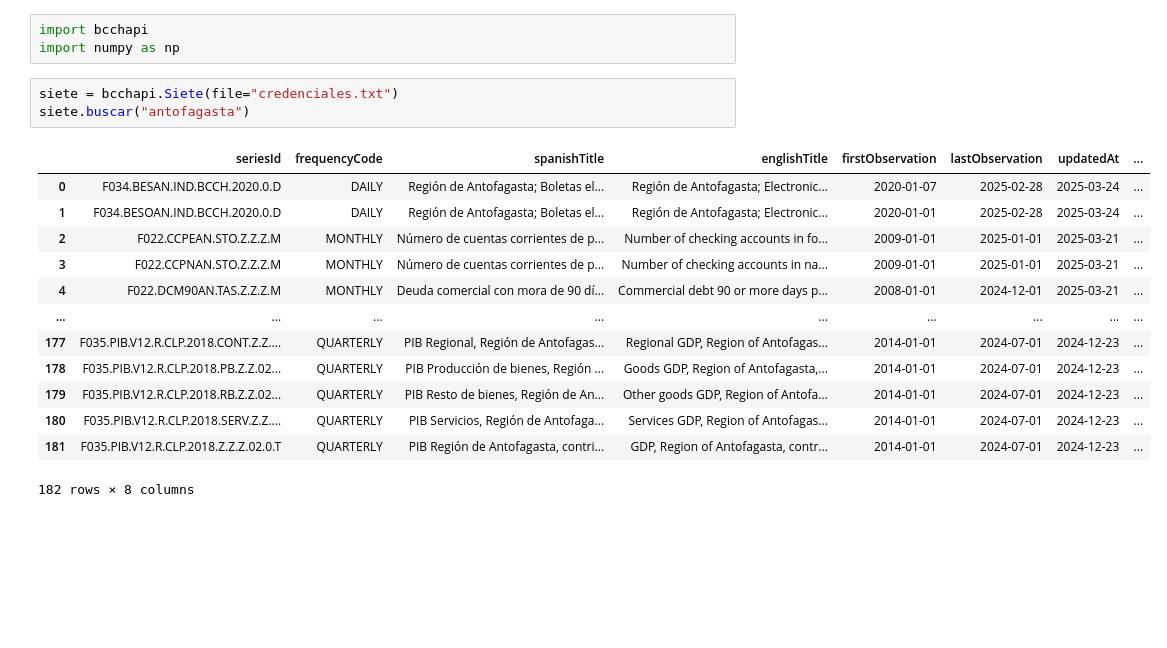
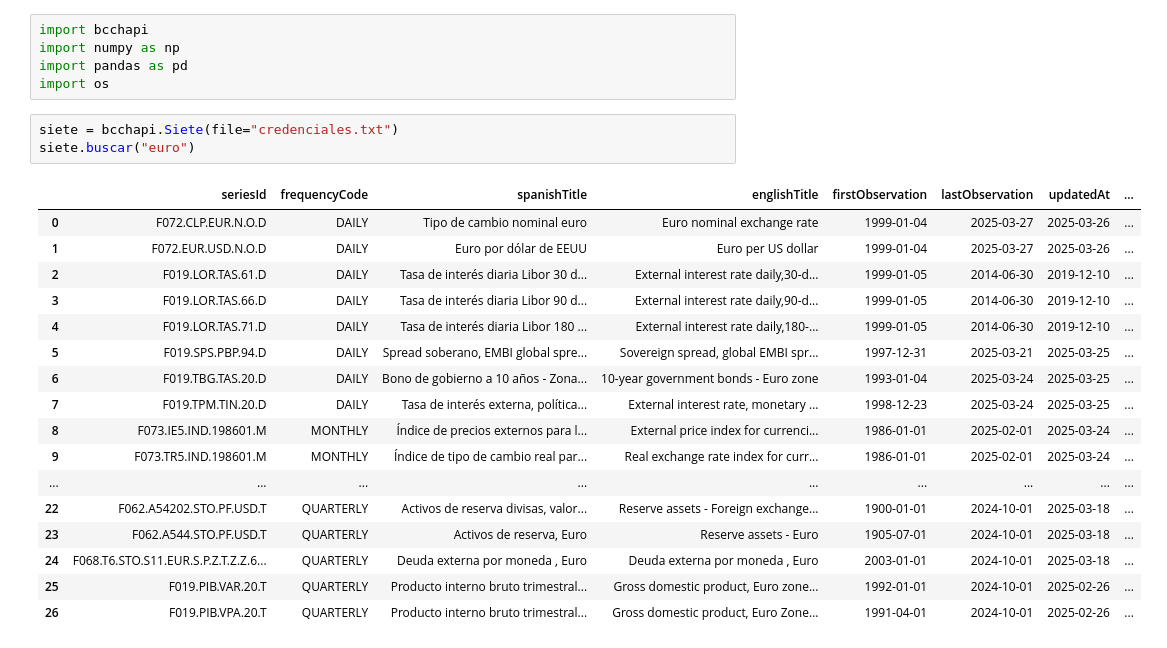
Before and after one commit to neko-soft/ecofin-ds, a Jupyter notebook: dsBC.ipynb, the cells around one changed output. Cells and saved outputs as stored; diff of their text form; blank space fills up the shorter version.

```diff
--- a/dsBC.ipynb
+++ b/dsBC.ipynb
@@ -1,20 +1,26 @@
 # %%
 import bcchapi
 import numpy as np
+import pandas as pd
+import os
 # %%
 siete = bcchapi.Siete(file="credenciales.txt")
-siete.buscar("antofagasta")
+siete.buscar("euro")
 # %% [output]
 |  | seriesId | frequencyCode | spanishTitle | englishTitle | firstObservation | lastObservation | updatedAt | ... |
-| 0 | F034.BESAN.IND.BCCH.2020.0.D | DAILY | Región de Antofagasta; Boletas el... | Región de Antofagasta; Electronic... | 2020-01-07 | 2025-02-28 | 2025-03-24 | ... |
-| 1 | F034.BESOAN.IND.BCCH.2020.0.D | DAILY | Región de Antofagasta; Boletas el... | Región de Antofagasta; Electronic... | 2020-01-01 | 2025-02-28 | 2025-03-24 | ... |
-| 2 | F022.CCPEAN.STO.Z.Z.Z.M | MONTHLY | Número de cuentas corrientes de p... | Number of checking accounts in fo... | 2009-01-01 | 2025-01-01 | 2025-03-21 | ... |
-| 3 | F022.CCPNAN.STO.Z.Z.Z.M | MONTHLY | Número de cuentas corrientes de p... | Number of checking accounts in na... | 2009-01-01 | 2025-01-01 | 2025-03-21 | ... |
-| 4 | F022.DCM90AN.TAS.Z.Z.Z.M | MONTHLY | Deuda comercial con mora de 90 dí... | Commercial debt 90 or more days p... | 2008-01-01 | 2024-12-01 | 2025-03-21 | ... |
+| 0 | F072.CLP.EUR.N.O.D | DAILY | Tipo de cambio nominal euro | Euro nominal exchange rate | 1999-01-04 | 2025-03-27 | 2025-03-26 | ... |
+| 1 | F072.EUR.USD.N.O.D | DAILY | Euro por dólar de EEUU | Euro per US dollar | 1999-01-04 | 2025-03-27 | 2025-03-26 | ... |
+| 2 | F019.LOR.TAS.61.D | DAILY | Tasa de interés diaria Libor 30 d... | External interest rate daily,30-d... | 1999-01-05 | 2014-06-30 | 2019-12-10 | ... |
+| 3 | F019.LOR.TAS.66.D | DAILY | Tasa de interés diaria Libor 90 d... | External interest rate daily,90-d... | 1999-01-05 | 2014-06-30 | 2019-12-10 | ... |
+| 4 | F019.LOR.TAS.71.D | DAILY | Tasa de interés diaria Libor 180 ... | External interest rate daily,180-... | 1999-01-05 | 2014-06-30 | 2019-12-10 | ... |
+| 5 | F019.SPS.PBP.94.D | DAILY | Spread soberano, EMBI global spre... | Sovereign spread, global EMBI spr... | 1997-12-31 | 2025-03-21 | 2025-03-25 | ... |
+| 6 | F019.TBG.TAS.20.D | DAILY | Bono de gobierno a 10 años - Zona... | 10-year government bonds - Euro zone | 1993-01-04 | 2025-03-24 | 2025-03-25 | ... |
+| 7 | F019.TPM.TIN.20.D | DAILY | Tasa de interés externa, política... | External interest rate, monetary ... | 1998-12-23 | 2025-03-24 | 2025-03-25 | ... |
+| 8 | F073.IE5.IND.198601.M | MONTHLY | Índice de precios externos para l... | External price index for currenci... | 1986-01-01 | 2025-02-01 | 2025-03-24 | ... |
+| 9 | F073.TR5.IND.198601.M | MONTHLY | Índice de tipo de cambio real par... | Real exchange rate index for curr... | 1986-01-01 | 2025-02-01 | 2025-03-24 | ... |
 | ... | ... | ... | ... | ... | ... | ... | ... | ... |
-| 177 | F035.PIB.V12.R.CLP.2018.CONT.Z.Z.... | QUARTERLY | PIB Regional, Región de Antofagas... | Regional GDP, Region of Antofagas... | 2014-01-01 | 2024-07-01 | 2024-12-23 | ... |
-| 178 | F035.PIB.V12.R.CLP.2018.PB.Z.Z.02... | QUARTERLY | PIB Producción de bienes, Región ... | Goods GDP, Region of Antofagasta,... | 2014-01-01 | 2024-07-01 | 2024-12-23 | ... |
-| 179 | F035.PIB.V12.R.CLP.2018.RB.Z.Z.02... | QUARTERLY | PIB Resto de bienes, Región de An... | Other goods GDP, Region of Antofa... | 2014-01-01 | 2024-07-01 | 2024-12-23 | ... |
-| 180 | F035.PIB.V12.R.CLP.2018.SERV.Z.Z.... | QUARTERLY | PIB Servicios, Región de Antofaga... | Services GDP, Region of Antofagas... | 2014-01-01 | 2024-07-01 | 2024-12-23 | ... |
-| 181 | F035.PIB.V12.R.CLP.2018.Z.Z.Z.02.0.T | QUARTERLY | PIB Región de Antofagasta, contri... | GDP, Region of Antofagasta, contr... | 2014-01-01 | 2024-07-01 | 2024-12-23 | ... |
+| 22 | F062.A54202.STO.PF.USD.T | QUARTERLY | Activos de reserva divisas, valor... | Reserve assets - Foreign exchange... | 1900-01-01 | 2024-10-01 | 2025-03-18 | ... |
+| 23 | F062.A544.STO.PF.USD.T | QUARTERLY | Activos de reserva, Euro | Reserve assets - Euro | 1905-07-01 | 2024-10-01 | 2025-03-18 | ... |
+| 24 | F068.T6.STO.S11.EUR.S.P.Z.T.Z.Z.6... | QUARTERLY | Deuda externa por moneda , Euro | Deuda externa por moneda , Euro | 2003-01-01 | 2024-10-01 | 2025-03-18 | ... |
+| 25 | F019.PIB.VAR.20.T | QUARTERLY | Producto interno bruto trimestral... | Gross domestic product, Euro zone... | 1992-01-01 | 2024-10-01 | 2025-02-26 | ... |
+| 26 | F019.PIB.VPA.20.T | QUARTERLY | Producto interno bruto trimestral... | Gross domestic product, Euro Zone... | 1991-04-01 | 2024-10-01 | 2025-02-26 | ... |
-182 rows × 8 columns
```
Also changed, not shown: parts of 8 cells of this notebook, 4 other files.
